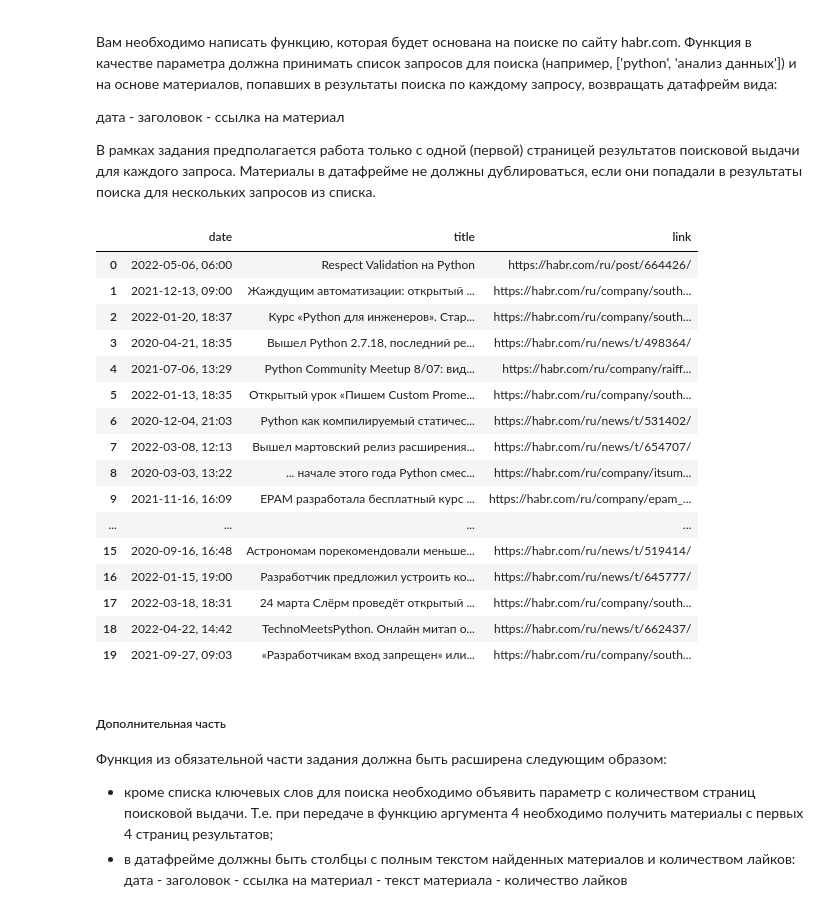
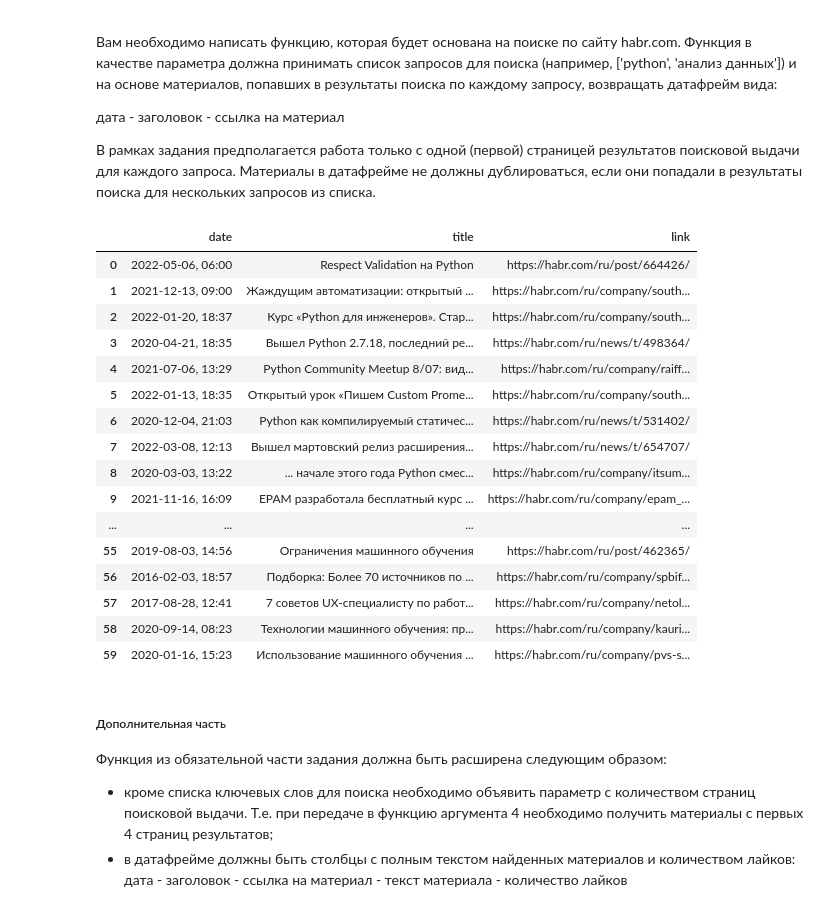
Before and after one commit to artificialflesh/netology_hw, a Jupyter notebook: 02_numpy, pandas, mpl/hw_5_web_scraping.ipynb, the cells around one changed output. Cells and saved outputs as stored; diff of their text form; code cells hidden in the pictures.

```diff
--- a/02_numpy, pandas, mpl/hw_5_web_scraping.ipynb
+++ b/02_numpy, pandas, mpl/hw_5_web_scraping.ipynb
@@ -42,25 +42,25 @@ def articles_to_df(articles):
         habr_search = pd.concat([habr_search, pd.DataFrame([row])])
     return habr_search.reset_index(drop=True).drop_duplicates(subset=['title'])
 # %%
-articles_to_df(habr_articles).head(20)
+articles_to_df(habr_articles)
 # %% [output]
 |  | date | title | link |
 | 0 | 2022-05-06, 06:00 | Respect Validation на Python | https://habr.com/ru/post/664426/ |
 | 1 | 2021-12-13, 09:00 | Жаждущим автоматизации: открытый ... | https://habr.com/ru/company/south... |
 | 2 | 2022-01-20, 18:37 | Курс «Python для инженеров». Стар... | https://habr.com/ru/company/south... |
 | 3 | 2020-04-21, 18:35 | Вышел Python 2.7.18, последний ре... | https://habr.com/ru/news/t/498364/ |
 | 4 | 2021-07-06, 13:29 | Python Community Meetup 8/07: вид... | https://habr.com/ru/company/raiff... |
 | 5 | 2022-01-13, 18:35 | Открытый урок «Пишем Custom Prome... | https://habr.com/ru/company/south... |
 | 6 | 2020-12-04, 21:03 | Python как компилируемый статичес... | https://habr.com/ru/news/t/531402/ |
 | 7 | 2022-03-08, 12:13 | Вышел мартовский релиз расширения... | https://habr.com/ru/news/t/654707/ |
 | 8 | 2020-03-03, 13:22 | ... начале этого года Python смес... | https://habr.com/ru/company/itsum... |
 | 9 | 2021-11-16, 16:09 | EPAM разработала бесплатный курс ... | https://habr.com/ru/company/epam_... |
 | ... | ... | ... | ... |
-| 15 | 2020-09-16, 16:48 | Астрономам порекомендовали меньше... | https://habr.com/ru/news/t/519414/ |
-| 16 | 2022-01-15, 19:00 | Разработчик предложил устроить ко... | https://habr.com/ru/news/t/645777/ |
-| 17 | 2022-03-18, 18:31 | 24 марта Слёрм проведёт открытый ... | https://habr.com/ru/company/south... |
-| 18 | 2022-04-22, 14:42 | TechnoMeetsPython. Онлайн митап о... | https://habr.com/ru/news/t/662437/ |
-| 19 | 2021-09-27, 09:03 | «Разработчикам вход запрещен» или... | https://habr.com/ru/company/south... |
+| 55 | 2019-08-03, 14:56 | Ограничения машинного обучения | https://habr.com/ru/post/462365/ |
+| 56 | 2016-02-03, 18:57 | Подборка: Более 70 источников по ... | https://habr.com/ru/company/spbif... |
+| 57 | 2017-08-28, 12:41 | 7 советов UX-специалисту по работ... | https://habr.com/ru/company/netol... |
+| 58 | 2020-09-14, 08:23 | Технологии машинного обучения: пр... | https://habr.com/ru/company/kauri... |
+| 59 | 2020-01-16, 15:23 | Использование машинного обучения ... | https://habr.com/ru/company/pvs-s... |
 # %% [markdown]
 ##### Дополнительная часть
 Функция из обязательной части задания должна быть расширена следующим образом:
```
